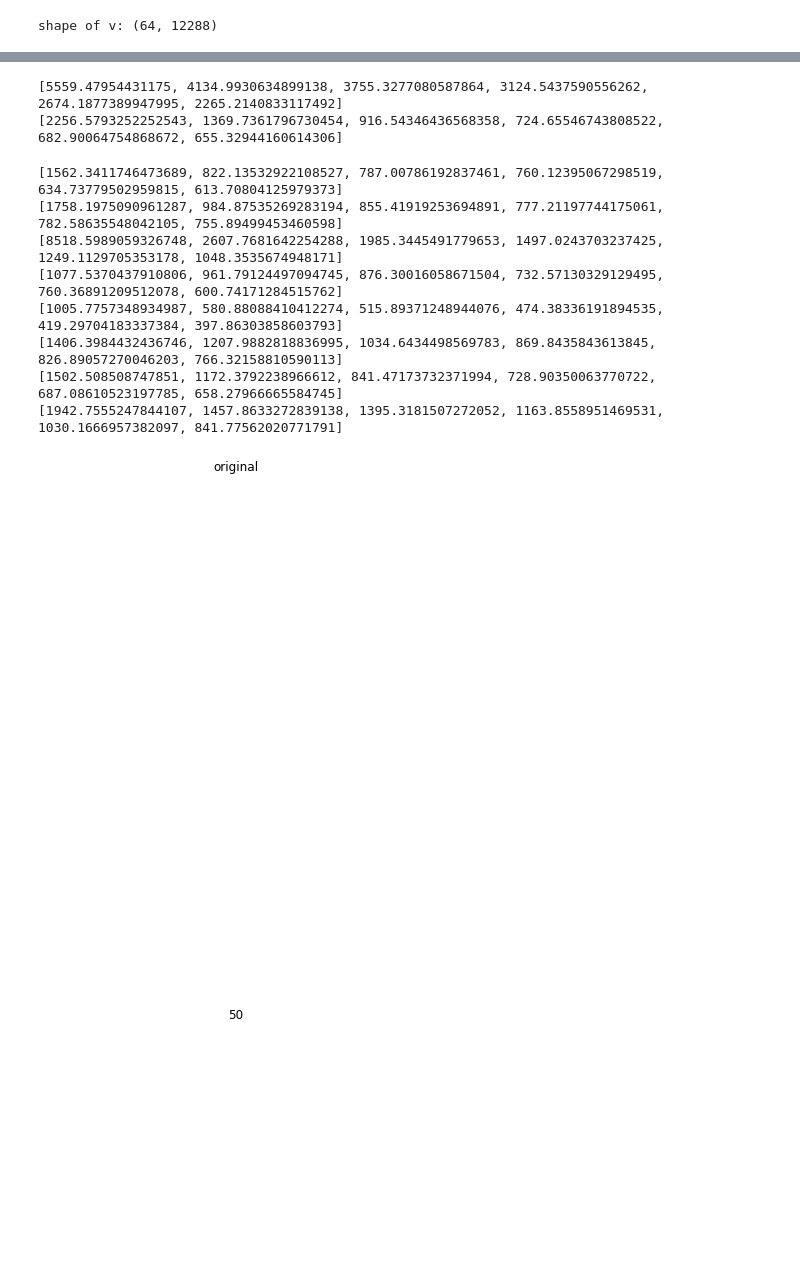
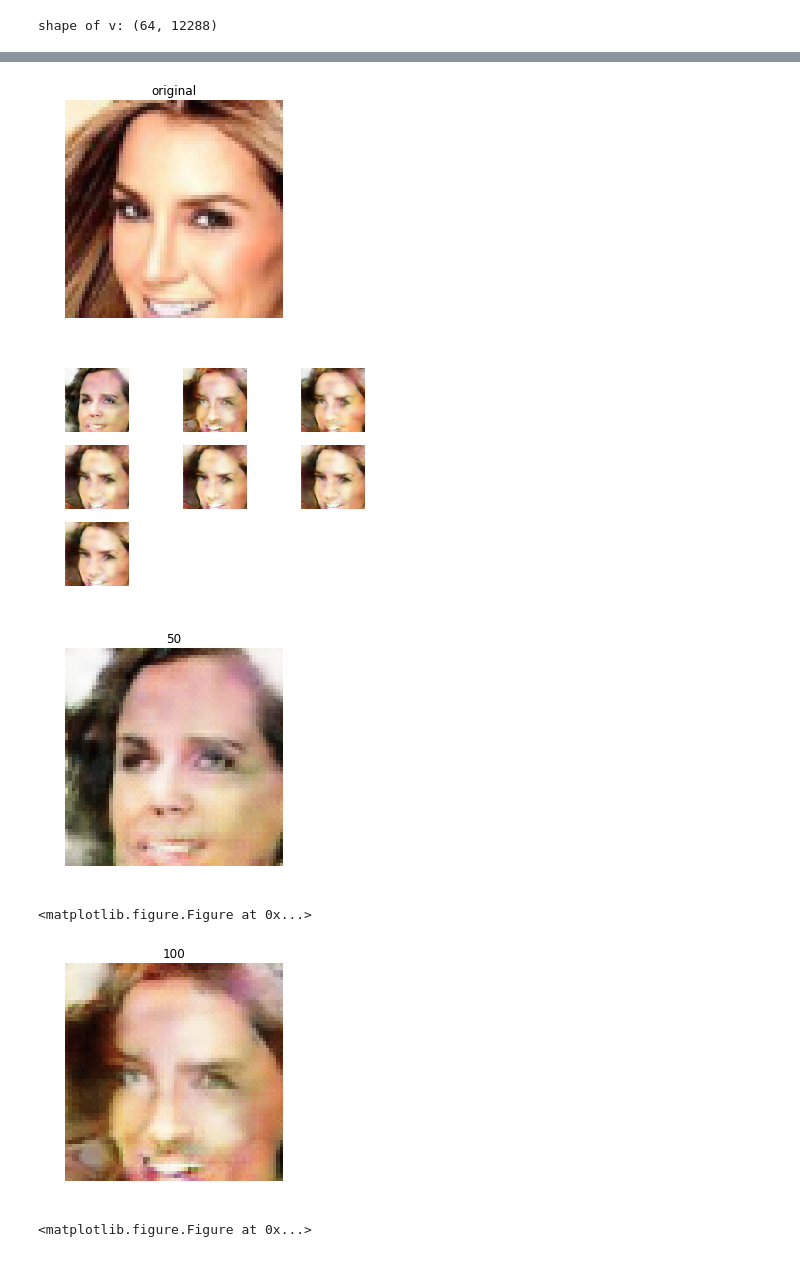
Before and after one commit to shloak/DCGAN-tensorflow, a Jupyter notebook: 2train_z.ipynb, the cells around one changed output, grey strips where cells are left out. Saved outputs shown, nothing was run; the diff lists cells and outputs as text; code cells hidden in the pictures.

Commit message:
graph

```diff
--- a/2train_z.ipynb
+++ b/2train_z.ipynb
@@ -174,8 +174,8 @@ ax2 = fig.add_subplot(122)
 ax2.imshow((b[chosen_image]+1.0)/2)
 plt.show()
 # %%
-possible_ms = [50, 100, 200, 500, 1000, 2500, 5000, 7500, 10000]
-num_iter = 1800
+possible_ms = [50, 100, 200, 500, 1000, 2500, 5000]#, 7500, 10000]
+num_iter = 750
 compressed_images = []
 
 plt.imshow((sample[0] + 1.0)/2.0)
@@ -352,41 +352,34 @@ iteration 9
 # %%
 errors = []
 for image_num in range(10):
     meas_err = []
     plt.figure()
     plt.title("original")
     plt.imshow((sample[image_num] + 1.0)/2.0)
     plt.axis('off')
 
     fig = plt.figure()
     for i in range(len(compressed_images)):
-        im = fig.add_subplot(2, len(compressed_images) / 2, i + 1)
+        im = fig.add_subplot(3, len(compressed_images) / 2, i + 1)
         plt.imshow((compressed_images[i][image_num] + 1.0)/2.0)
         plt.axis('off')
         meas_err.append(np.sum((sample[image_num] - compressed_images[i][image_num])**2))
     #print(meas_err)
     errors.append(meas_err)
 
     for i in range(len(compressed_images)):
         plt.figure()
         plt.title(possible_ms[i])
         plt.imshow((compressed_images[i][image_num] + 1.0)/2.0)
         plt.axis('off')
         plt.figure()
     plt.title("original")
     plt.imshow((sample[image_num] + 1.0)/2.0)
     plt.axis('off')
 # %% [output]
-[5559.47954431175, 4134.9930634899138, 3755.3277080587864, 3124.5437590556262, 2674.1877389947995, 2265.2140833117492]
-[2256.5793252252543, 1369.7361796730454, 916.54346436568358, 724.65546743808522, 682.90064754868672, 655.32944160614306]
-[1562.3411746473689, 822.13532922108527, 787.00786192837461, 760.12395067298519, 634.73779502959815, 613.70804125979373]
-[1758.1975090961287, 984.87535269283194, 855.41919253694891, 777.21197744175061, 782.58635548042105, 755.89499453460598]
-[8518.5989059326748, 2607.7681642254288, 1985.3445491779653, 1497.0243703237425, 1249.1129705353178, 1048.3535674948171]
-[1077.5370437910806, 961.79124497094745, 876.30016058671504, 732.57130329129495, 760.36891209512078, 600.74171284515762]
-[1005.7757348934987, 580.88088410412274, 515.89371248944076, 474.38336191894535, 419.29704183337384, 397.86303858603793]
-[1406.3984432436746, 1207.9882818836995, 1034.6434498569783, 869.8435843613845, 826.89057270046203, 766.32158810590113]
-[1502.508508747851, 1172.3792238966612, 841.47173732371994, 728.90350063770722, 687.08610523197785, 658.27966665584745]
-[1942.7555247844107, 1457.8633272839138, 1395.3181507272052, 1163.8558951469531, 1030.1666957382097, 841.77562020771791]
-[figure, old version]
+[figure, new version]
-[figure, old version]
+[figure, new version]
-[figure, old version]
+[figure, new version]
+<matplotlib.figure.Figure at 0x...>
+[figure, new version]
+<matplotlib.figure.Figure at 0x...>
```
Also changed, not shown: parts of 3 cells of this notebook.
